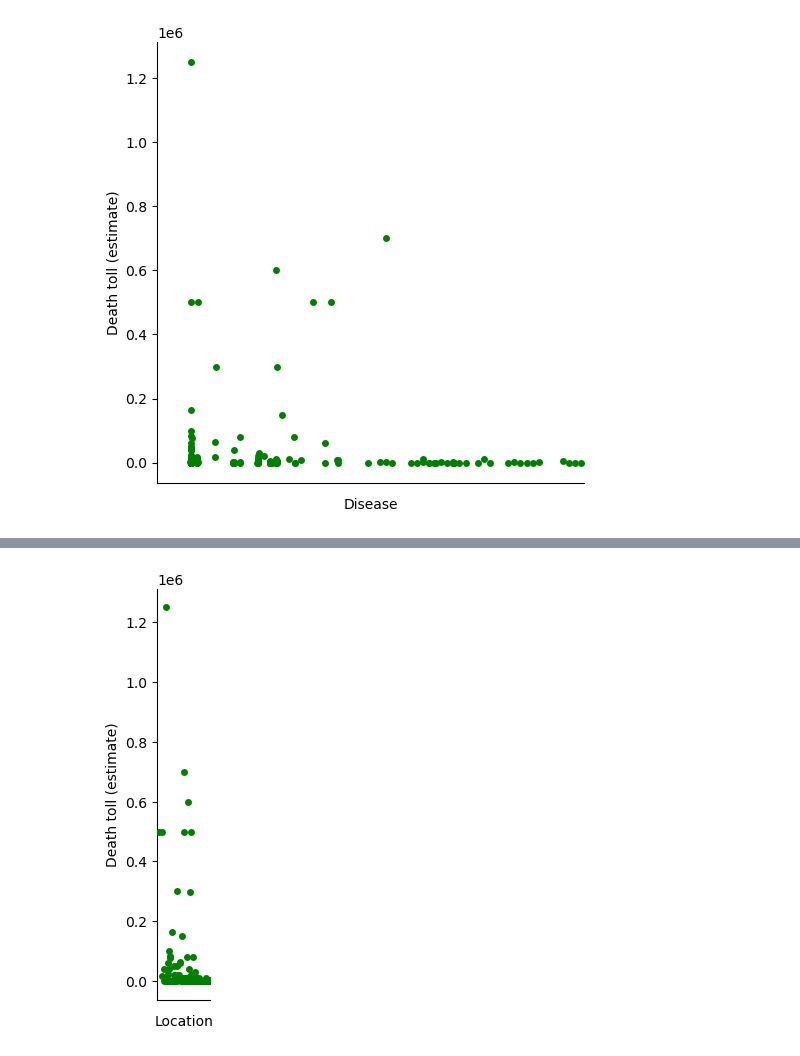
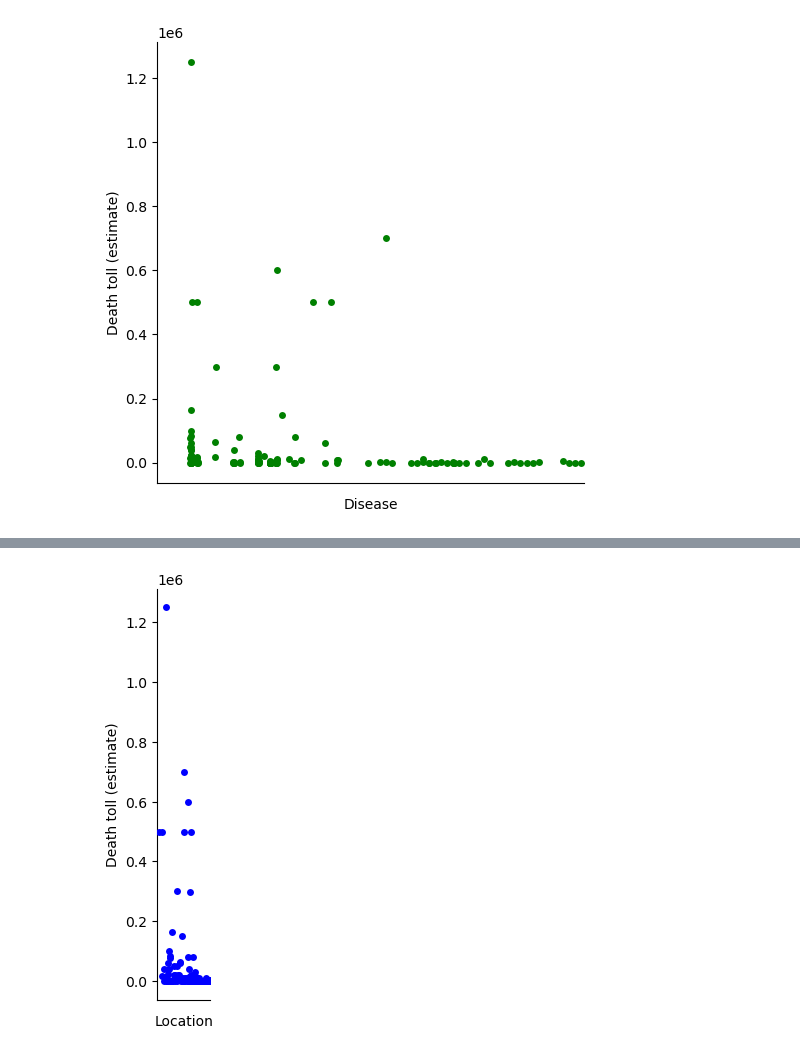
Before and after one commit to robbysainsbury/codeForWebScrapingBlogPost, a Jupyter notebook: EDA.ipynb, the cells around one changed output, grey strips where cells are left out. Saved outputs shown, nothing was run; the diff lists cells and outputs as text; code cells hidden in the pictures.

```diff
--- a/EDA.ipynb
+++ b/EDA.ipynb
@@ -96,5 +96,5 @@ plt.savefig('figure5.png')
 # %%
-sns.catplot(x='Location', y = 'Death toll (estimate)', data = df, color='green').set(xticklabels=[]).tick_params(bottom=False)
+sns.catplot(x='Location', y = 'Death toll (estimate)', data = df, color='blue').set(xticklabels=[]).tick_params(bottom=False)
 plt.savefig('figure6.png')
 # %% [output]
-[figure, old version]
+[figure, new version]
```
Also changed, not shown: parts of 1 cell of this notebook, 6 other files.
